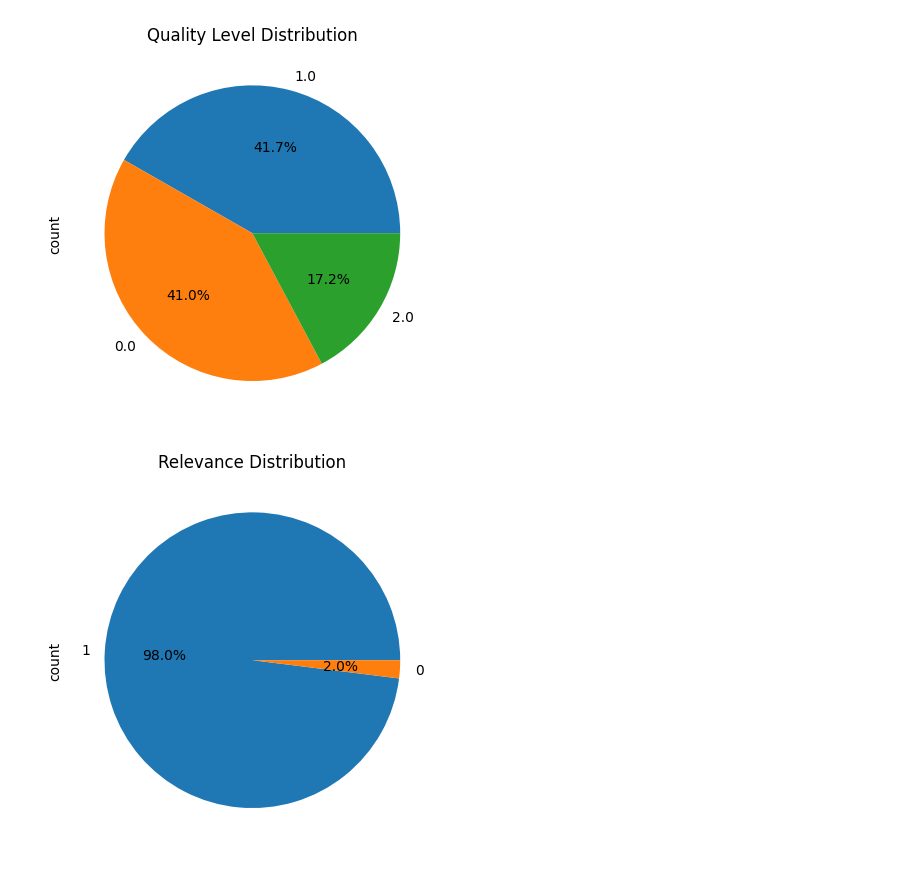
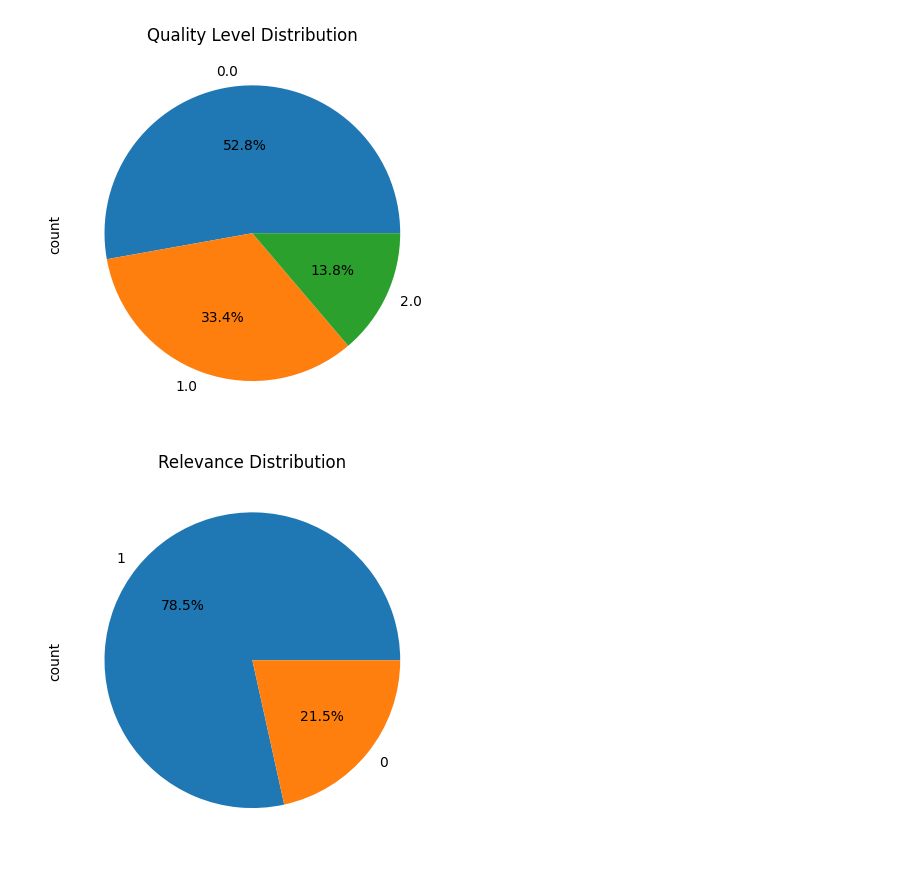
Before and after one commit to khuiqian21/TechJam-Toktok-Loklok, a Jupyter notebook: feature_engineering.ipynb, the cells around one changed output. Drawn from its saved outputs; the diff is of its cells as text; code cells hidden in the pictures.

Commit message:
progress for quality level

```diff
--- a/feature_engineering.ipynb
+++ b/feature_engineering.ipynb
@@ -6,4 +28,11 @@ import numpy as np
 # %%
-data = pd.read_excel(r"C:\Users\yushi\Documents\TechJam-Toktok-Loklok\scraped_dataset_cleaned_scored.xlsx")
-data.head(10)
+# Google Sheet file ID
+file_id = "1mZfb1Q9C0gBQ26MZGgv61J_ijGOno60d"
+
+# Export as Excel (.xlsx)
+url = f"https://docs.google.com/spreadsheets/d/{file_id}/export?format=xlsx"
+
+df = pd.read_excel(url)
+
+print(df.head())
 # %% [output]
@@ -21,11 +56,11 @@ data.head(10)
 # %%
-data["qualityLevel"].value_counts().plot(kind="pie", autopct="%1.1f%%", title="Quality Level Distribution")
+df["qualityLevel"].value_counts().plot(kind="pie", autopct="%1.1f%%", title="Quality Level Distribution")
 plt.show()
 
-data["isRelevant"].value_counts().plot(kind="pie", autopct="%1.1f%%", title="Relevance Distribution")
+df["isRelevant"].value_counts().plot(kind="pie", autopct="%1.1f%%", title="Relevance Distribution")
 plt.show()
 # %% [output]
-[figure, old version]
+[figure, new version]
-[figure, old version]
+[figure, new version]
 # %%
 # category vs qualityLevel
```
Also changed, not shown: parts of 16 cells of this notebook, 5 other files.
